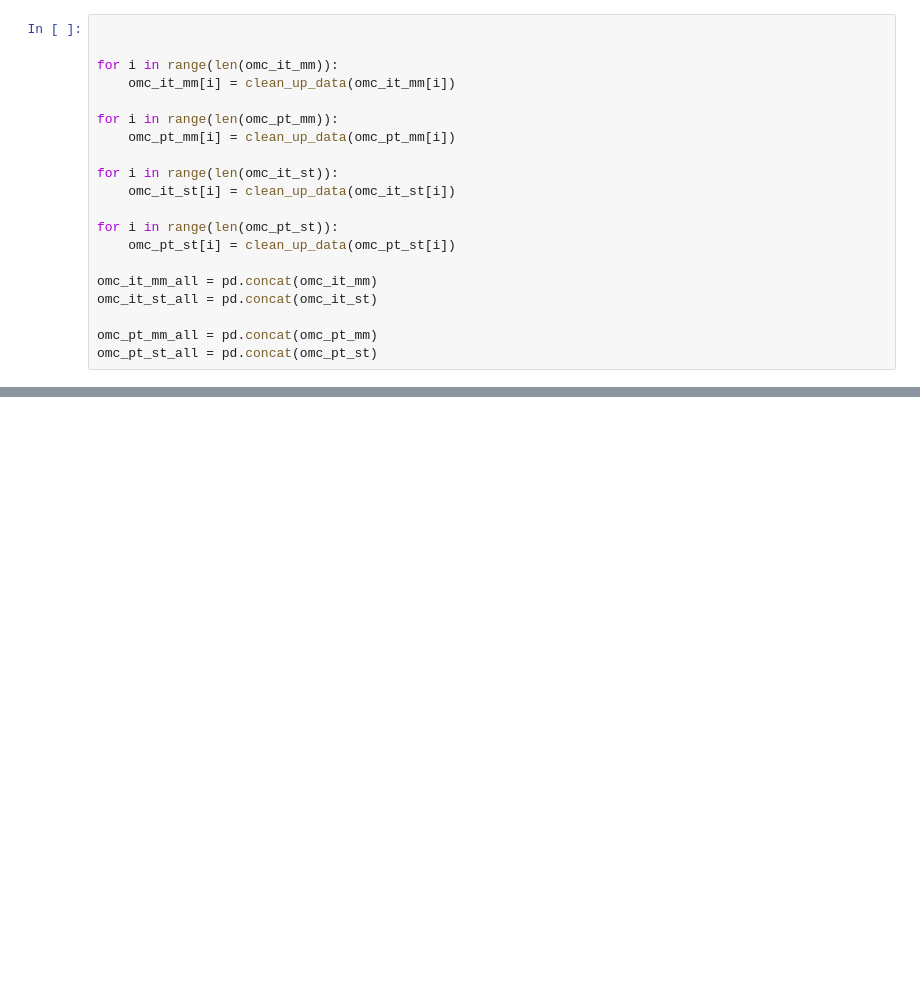
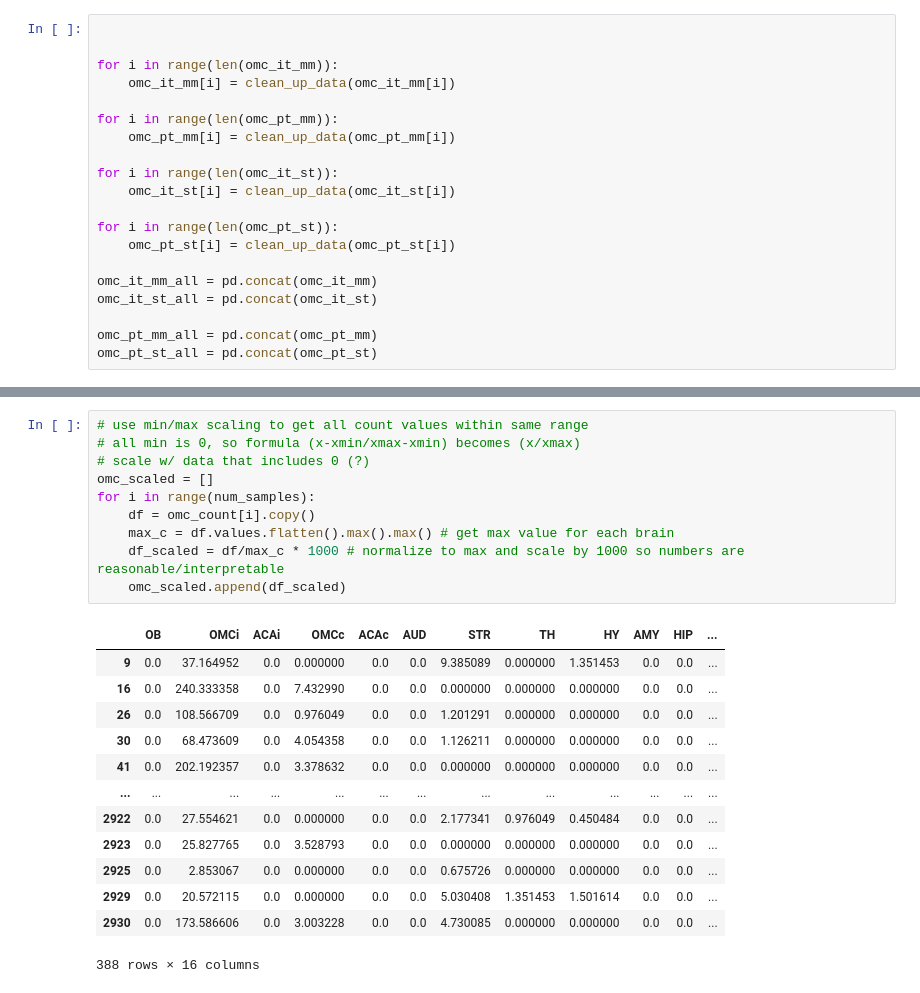
Before and after one commit to eisko/MAPseq_analysis, a Jupyter notebook: cell visualization testing.ipynb, the cells around one changed output, grey strips where cells are left out. Cells and saved outputs as stored; diff of their text form; blank space fills up the shorter version.

```diff
--- a/cell visualization testing.ipynb
+++ b/cell visualization testing.ipynb
@@ -140,0 +182,24 @@ sns.heatmap(plot, cmap=orange_cmp, cbar=False)
+# %%
+# use min/max scaling to get all count values within same range
+# all min is 0, so formula (x-xmin/xmax-xmin) becomes (x/xmax)
+# scale w/ data that includes 0 (?)
+omc_scaled = []
+for i in range(num_samples):
+    df = omc_count[i].copy()
+    max_c = df.values.flatten().max().max() # get max value for each brain
+    df_scaled = df/max_c * 1000 # normalize to max and scale by 1000 so numbers are reasonable/interpretable
+    omc_scaled.append(df_scaled)
+# %% [output]
+|  | OB | OMCi | ACAi | OMCc | ACAc | AUD | STR | TH | HY | AMY | HIP | ... |
+| 9 | 0.0 | 37.164952 | 0.0 | 0.000000 | 0.0 | 0.0 | 9.385089 | 0.000000 | 1.351453 | 0.0 | 0.0 | ... |
+| 16 | 0.0 | 240.333358 | 0.0 | 7.432990 | 0.0 | 0.0 | 0.000000 | 0.000000 | 0.000000 | 0.0 | 0.0 | ... |
+| 26 | 0.0 | 108.566709 | 0.0 | 0.976049 | 0.0 | 0.0 | 1.201291 | 0.000000 | 0.000000 | 0.0 | 0.0 | ... |
+| 30 | 0.0 | 68.473609 | 0.0 | 4.054358 | 0.0 | 0.0 | 1.126211 | 0.000000 | 0.000000 | 0.0 | 0.0 | ... |
+| 41 | 0.0 | 202.192357 | 0.0 | 3.378632 | 0.0 | 0.0 | 0.000000 | 0.000000 | 0.000000 | 0.0 | 0.0 | ... |
+| ... | ... | ... | ... | ... | ... | ... | ... | ... | ... | ... | ... | ... |
+| 2922 | 0.0 | 27.554621 | 0.0 | 0.000000 | 0.0 | 0.0 | 2.177341 | 0.976049 | 0.450484 | 0.0 | 0.0 | ... |
+| 2923 | 0.0 | 25.827765 | 0.0 | 3.528793 | 0.0 | 0.0 | 0.000000 | 0.000000 | 0.000000 | 0.0 | 0.0 | ... |
+| 2925 | 0.0 | 2.853067 | 0.0 | 0.000000 | 0.0 | 0.0 | 0.675726 | 0.000000 | 0.000000 | 0.0 | 0.0 | ... |
+| 2929 | 0.0 | 20.572115 | 0.0 | 0.000000 | 0.0 | 0.0 | 5.030408 | 1.351453 | 1.501614 | 0.0 | 0.0 | ... |
+| 2930 | 0.0 | 173.586606 | 0.0 | 3.003228 | 0.0 | 0.0 | 4.730085 | 0.000000 | 0.000000 | 0.0 | 0.0 | ... |
+388 rows × 16 columns
```
Also changed, not shown: parts of 13 cells of this notebook.
